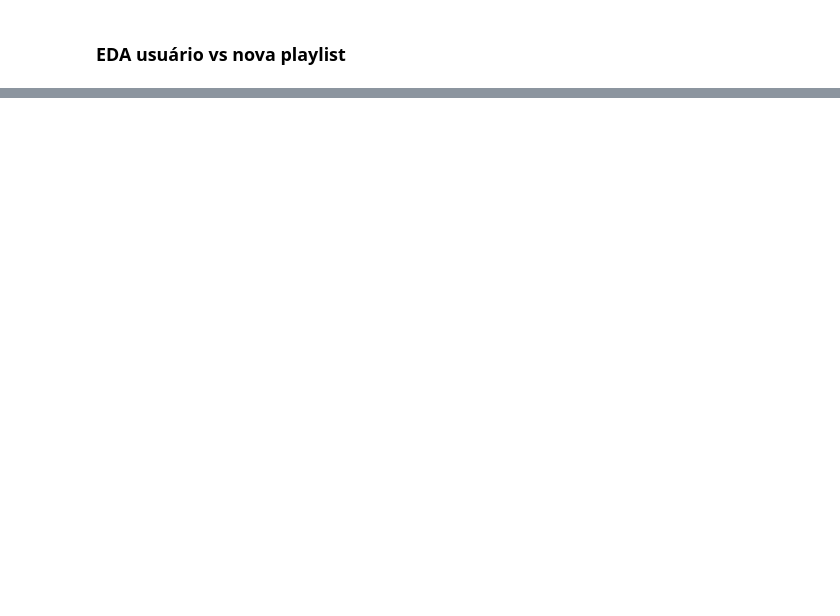
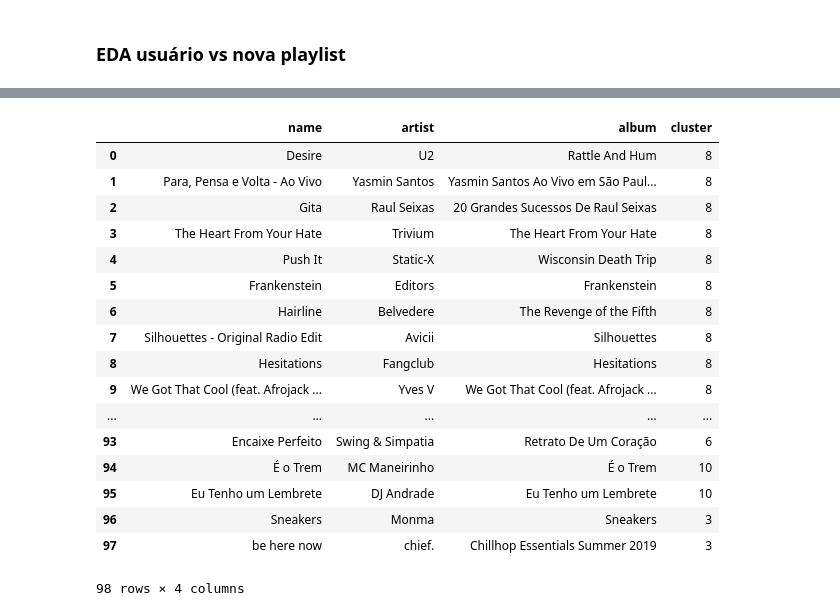
Before and after one commit to gabrielfas/songs-clustering-recommendations, a Jupyter notebook: Cluster songs.ipynb, the cells around one changed output, grey strips where cells are left out. Saved outputs shown, nothing was run; the diff lists cells and outputs as text; code cells hidden in the pictures; blank space fills up the shorter version.

```diff
--- a/Cluster songs.ipynb
+++ b/Cluster songs.ipynb
@@ -626,0 +645,4 @@ plt.show()
+# %%
+df_user_songs_joined = pd.concat([df_user,user_cluster], axis=1).set_index('cluster')
+for cluster in range(len(user_cluster['cluster'].unique())):
+    display(df_user_songs_joined.loc[cluster, ['artist','name','album']].sample(frac=1).head(10))
@@ -627,2 +778,6 @@ plt.show()
 # %% [markdown]
 ### Recomendando músicas
+# %%
+df_user_songs_joined.reset_index(inplace=True)
+cluster_pct = df_user_songs_joined.cluster.value_counts(normalize=True)*100
+cluster_pct
@@ -628,0 +797,3 @@ plt.show()
+# %%
+df_songs_joined.reset_index(inplace=True)
+df_songs_joined.head(3)
@@ -628,0 +816,7 @@ plt.show()
+# %%
+playlist = pd.DataFrame()
+
+for ncluster, pct in cluster_pct.items():
+    songs = df_songs_joined[df_songs_joined['cluster'] == ncluster].sample(n=int(round(pct, 0)), random_state=42)
+    playlist = pd.concat([playlist,songs], ignore_index=True)
+playlist.head(3)
@@ -630,0 +851,21 @@ plt.show()
+# %%
+playlist[['name', 'artist', 'album', 'cluster']]
+# %% [output]
+|  | name | artist | album | cluster |
+| 0 | Desire | U2 | Rattle And Hum | 8 |
+| 1 | Para, Pensa e Volta - Ao Vivo | Yasmin Santos | Yasmin Santos Ao Vivo em São Paul... | 8 |
+| 2 | Gita | Raul Seixas | 20 Grandes Sucessos De Raul Seixas | 8 |
+| 3 | The Heart From Your Hate | Trivium | The Heart From Your Hate | 8 |
+| 4 | Push It | Static-X | Wisconsin Death Trip | 8 |
+| 5 | Frankenstein | Editors | Frankenstein | 8 |
+| 6 | Hairline | Belvedere | The Revenge of the Fifth | 8 |
+| 7 | Silhouettes - Original Radio Edit | Avicii | Silhouettes | 8 |
+| 8 | Hesitations | Fangclub | Hesitations | 8 |
+| 9 | We Got That Cool (feat. Afrojack ... | Yves V | We Got That Cool (feat. Afrojack ... | 8 |
+| ... | ... | ... | ... | ... |
+| 93 | Encaixe Perfeito | Swing & Simpatia | Retrato De Um Coração | 6 |
+| 94 | É o Trem | MC Maneirinho | É o Trem | 10 |
+| 95 | Eu Tenho um Lembrete | DJ Andrade | Eu Tenho um Lembrete | 10 |
+| 96 | Sneakers | Monma | Sneakers | 3 |
+| 97 | be here now | chief. | Chillhop Essentials Summer 2019 | 3 |
+98 rows × 4 columns
```
Also changed, not shown: parts of 16 cells of this notebook.
